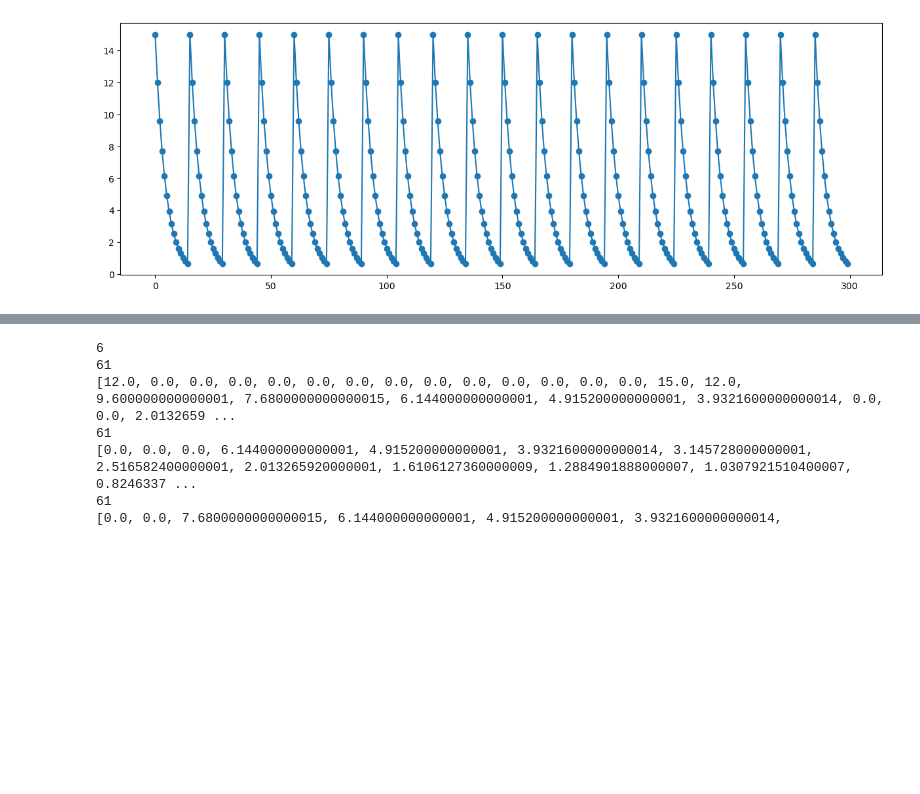
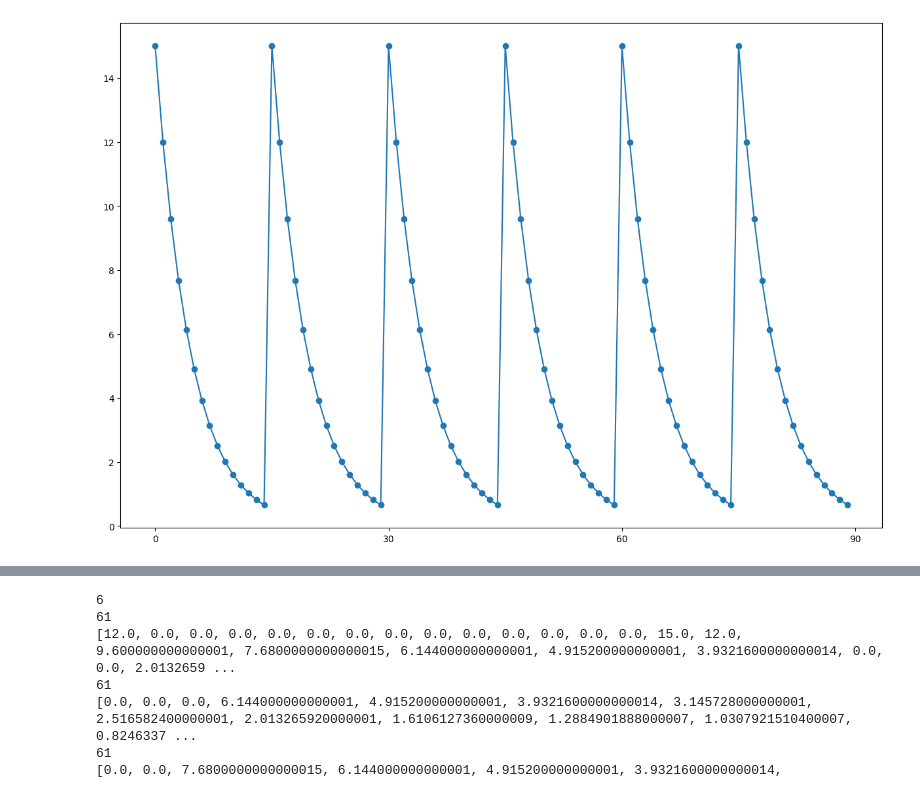
Before and after one commit to neurodata/ProspectiveForaging, a Jupyter notebook: notebooks/2D_discrete.ipynb, the cells around one changed output, grey strips where cells are left out. Drawn from its saved outputs; the diff is of its cells as text; code cells hidden in the pictures; blank space fills up the shorter version.

```diff
--- a/notebooks/2D_discrete.ipynb
+++ b/notebooks/2D_discrete.ipynb
@@ -29,8 +29,9 @@ for period_start in range(0, total_steps, reward_period):
     period_end = min(period_start + reward_period, total_steps)
     steps_in_period = np.arange(period_start, period_end)
     rewards_in_period.extend(base_reward * (decay_rate ** (steps_in_period - period_start)))
-plt.figure(figsize=(15, 5))
-plt.plot(np.arange(0,300),rewards_in_period[:300],marker = 'o')
+plt.figure(figsize=(15, 10))
+plt.plot(np.arange(0,90),rewards_in_period[:90],marker = 'o')
+plt.xticks([0,30,60,90])
 
 
 def reward_simulate_2d(state, t,rewards_in_period):
@@ -67,31 +68,31 @@ def simulate_data_raw(rewards_in_period, session_duration = 10000,tdim=50, n_ses
         t = 0
         episode_data = []
         state = state_initial
         for _ in range(session_duration):
             ireward = reward_simulate_2d(state, t, rewards_in_period)
             # print(len(state))
             state_vec = np.array([state]).reshape(1,len(state))  # shape (1, state_dim)
             time_emb = time_embedding_np(t+1, tdim=tdim).reshape(1,tdim)
             # print(state_vec.shape,time_emb.shape)
             features = np.hstack([state_vec, time_emb])
             ACTIONS = np.array([[0,1],[0,-1],[-1,0],[1,0],[0,0]], dtype=int)
             idx = np.random.randint(len(ACTIONS))
             action = ACTIONS[idx] # up,down, left right
             next_state = step_at_bounds(state, action, size=7)
             episode_data.append((action,features,ireward))
             state = next_state
             t += 1
         for i, (action, features, ireward) in enumerate(episode_data):
             actions.append(action)
             states.append(features)
             irewards.append(ireward)
             times.append(i)
 
     return (
         np.array(actions),
         np.array(states),
         np.array(irewards),
         np.array(times),
     )
 # %% [output]
-[figure, old version]
+[figure, new version]
```
Also changed, not shown: parts of 19 cells of this notebook, 13 other files.
